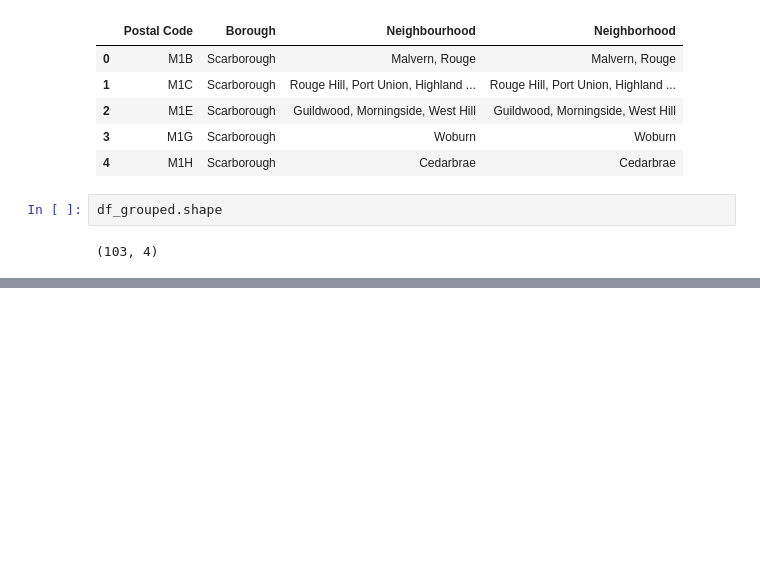
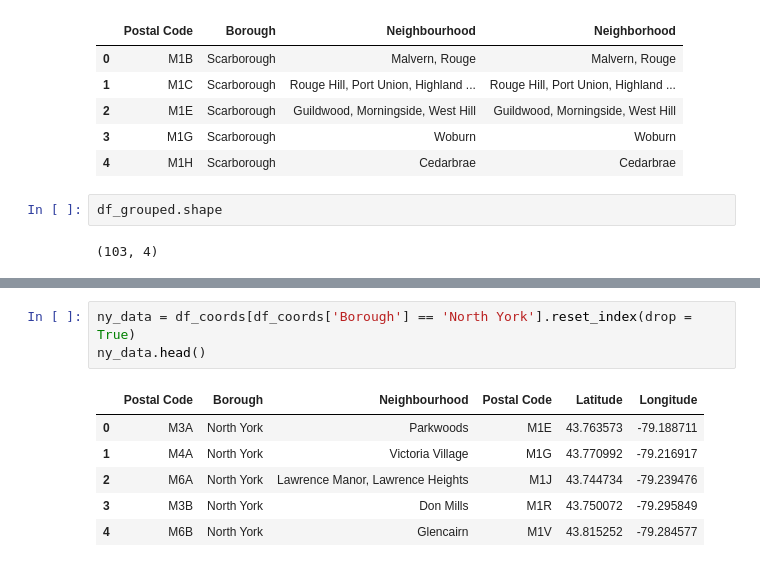
Before and after one commit to wtsd/coursera-capstone, a Jupyter notebook: Segmenting and Clustering Neighborhoods in Toronto.ipynb, the cells around one changed output, grey strips where cells are left out. Drawn from its saved outputs; the diff is of its cells as text; blank space fills up the shorter version.

```diff
--- a/Segmenting and Clustering Neighborhoods in Toronto.ipynb
+++ b/Segmenting and Clustering Neighborhoods in Toronto.ipynb
@@ -63,0 +230,10 @@ df_grouped.shape
+# %%
+ny_data = df_coords[df_coords['Borough'] == 'North York'].reset_index(drop = True)
+ny_data.head()
+# %% [output]
+|  | Postal Code | Borough | Neighbourhood | Postal Code | Latitude | Longitude |
+| 0 | M3A | North York | Parkwoods | M1E | 43.763573 | -79.188711 |
+| 1 | M4A | North York | Victoria Village | M1G | 43.770992 | -79.216917 |
+| 2 | M6A | North York | Lawrence Manor, Lawrence Heights | M1J | 43.744734 | -79.239476 |
+| 3 | M3B | North York | Don Mills | M1R | 43.750072 | -79.295849 |
+| 4 | M6B | North York | Glencairn | M1V | 43.815252 | -79.284577 |
```
Also changed, not shown: parts of 18 cells of this notebook.
